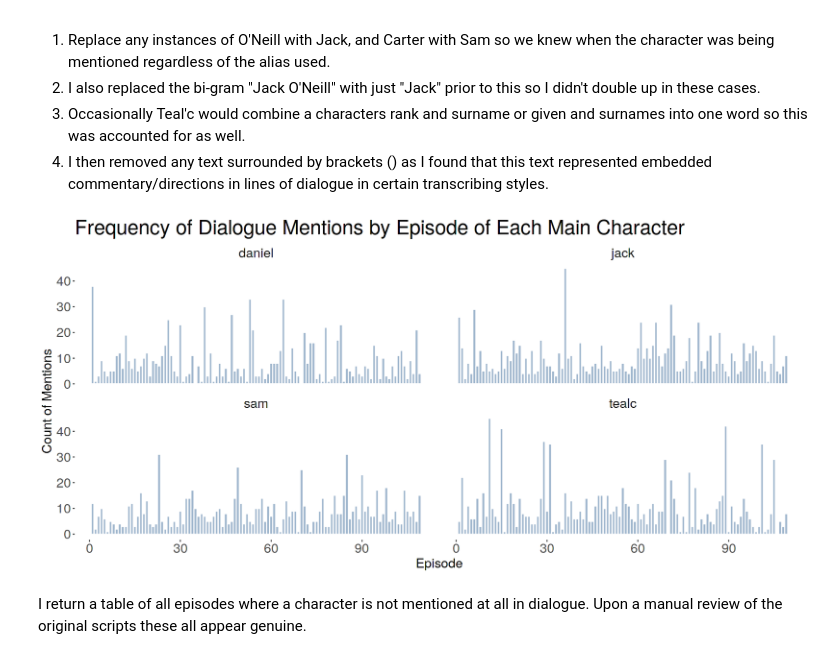
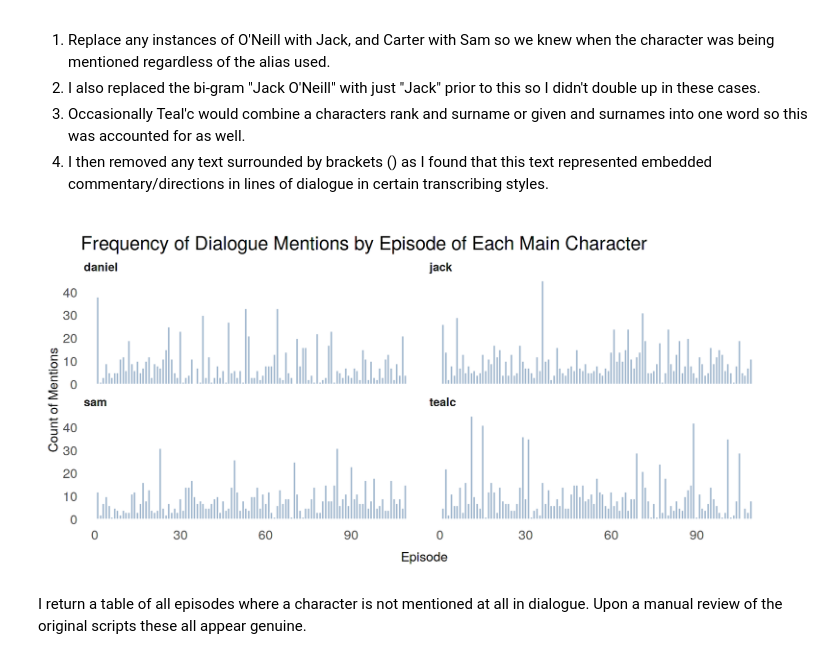
Before and after one commit to Tombo746/stargate-sg1-corpus-creation, a Jupyter notebook: stargate-sg1-script-corpus-creation-process.ipynb, the cells around one changed output. Drawn from its saved outputs; the diff is of its cells as text; code cells hidden in the pictures.

```diff
--- a/stargate-sg1-script-corpus-creation-process.ipynb
+++ b/stargate-sg1-script-corpus-creation-process.ipynb
@@ -61,2 +82,2 @@ The following object is masked from ‘package:httr’:
 # %%
-ep = readLines("/kaggle/input/stargate-sg1-scripts/S01E01.txt") %>% data_frame(content = .)
+ep = readLines("/kaggle/input/stargate-sg1-scripts/S01E01.txt") %>% tibble(content = .)
@@ -278,8 +329,14 @@ A grouped_df: 10 × 8
 
 I indicate the directory where the scripts are stored then define the filenames and create a list to populate. The loop then closely follows the above detailed workings but iterates over all raw episode files in the dataset. The final product is removed of superfluous columns and rows and the columns are ordered in an intuitve fashion including the inclusion of an index column.
 # %%
-dir <- "../input/stargate-sg1-scripts"
-filenames <- list.files(path = dir, pattern="*.txt")
-datalist <- list()
+# Assign the directory location
+dir <-
+  "../input/stargate-sg1-scripts"
+# Define the file names
+filenames <-
+  list.files(path = dir, pattern = "*.txt")
+# Create a list to fill during the loop
+datalist <-
+  list()
 # %%
 for(i in filenames) {
@@ -335,10 +420,12 @@ for(i in filenames) {
 Next I bind rows on the data list to create the sg1corpus, create an episode index, remove the character designations, select fields going forward, lower case all fields, and remove ampersand symbol in episode writer field.
 # %%
 sg1corpus <-
-  bind_rows(datalist, .id = "column_label") %>% mutate(episode_index = cumsum(ifelse(
+  bind_rows(datalist, .id = "column_label") %>%
+  mutate(episode_index = cumsum(ifelse(
     episode_number != lag(episode_number) |
       is.na(lag(episode_number)), 1, 0
-  ))) %>% subset(text_type != "Character") %>%
+  ))) %>%
+  subset(text_type != "Character") %>%
   mutate(
     character = tolower(character),
     episode_name = tolower(episode_name),
@@ -566,30 +631,21 @@ sg1corpusdialoguewords <-
   tally(sort = FALSE)
 # %%
 options(repr.plot.width = 15, repr.plot.height = 7)
-plt4 <-
-  ggplot(subset(
-    sg1corpusdialoguewords,
-    content %in% c("sam", "jack", "daniel", "tealc")
-  ),
-  aes(x = episode_index, y = n)) +
+ggplot(subset(
+  sg1corpusdialoguewords,
+  content %in% c("sam", "jack", "daniel", "tealc")
+),
+aes(x = episode_index, y = n)) +
   geom_bar(stat = "identity",
            fill = "slategray3",
            colour = "white") +
-  theme(
-    axis.text = element_text(size = 18),
-    plot.title = element_text(size = 28),
-    panel.background = element_blank(),
-    axis.title = element_text(size = 18),
-    strip.text = element_text(size = 18),
-    strip.background = element_blank(),
-    panel.grid = element_blank()
-  ) +
-  labs(y = "Count of Mentions", x = "Episode") +
-  ggtitle("Frequency of Dialogue Mentions by Episode of Each Main Character") +
-  facet_wrap(~ content)
-plt4
+  theme_tb() +
+  facet_wrap( ~ content) +
+  labs(y = "Count of Mentions",
+       x = "Episode",
+       title = "Frequency of Dialogue Mentions by Episode of Each Main Character")
 # %% [output]
-[figure, old version]
+[figure, new version]
 # %% [markdown]
 I return a table of all episodes where a character is not mentioned at all in dialogue. Upon a manual review of the original scripts these all appear genuine.
 # %%
```
Also changed, not shown: parts of 19 cells of this notebook.
